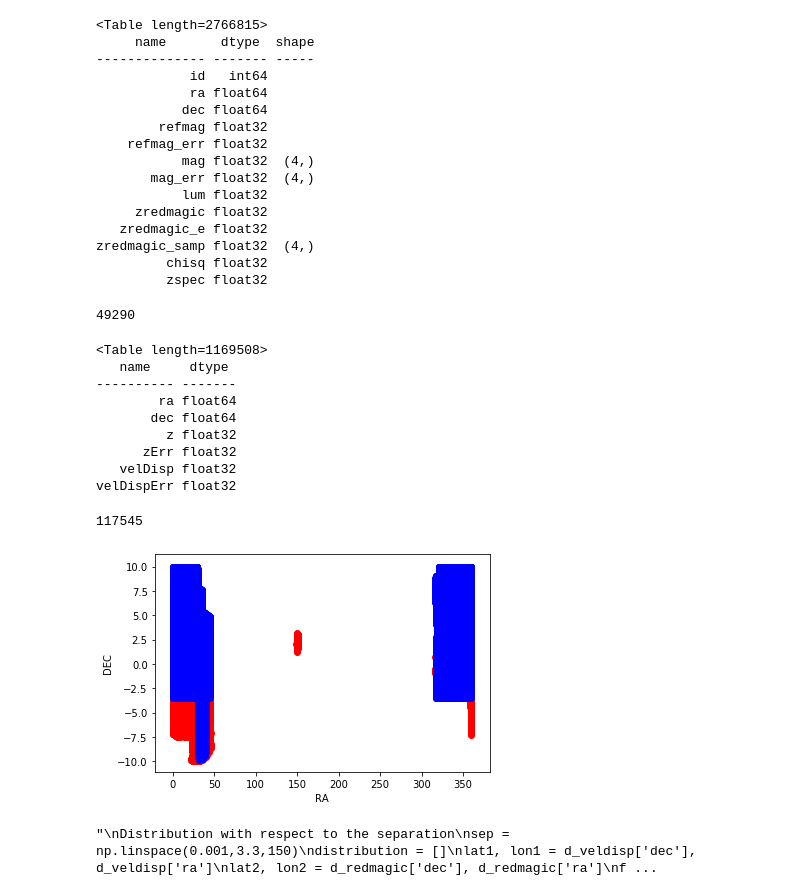
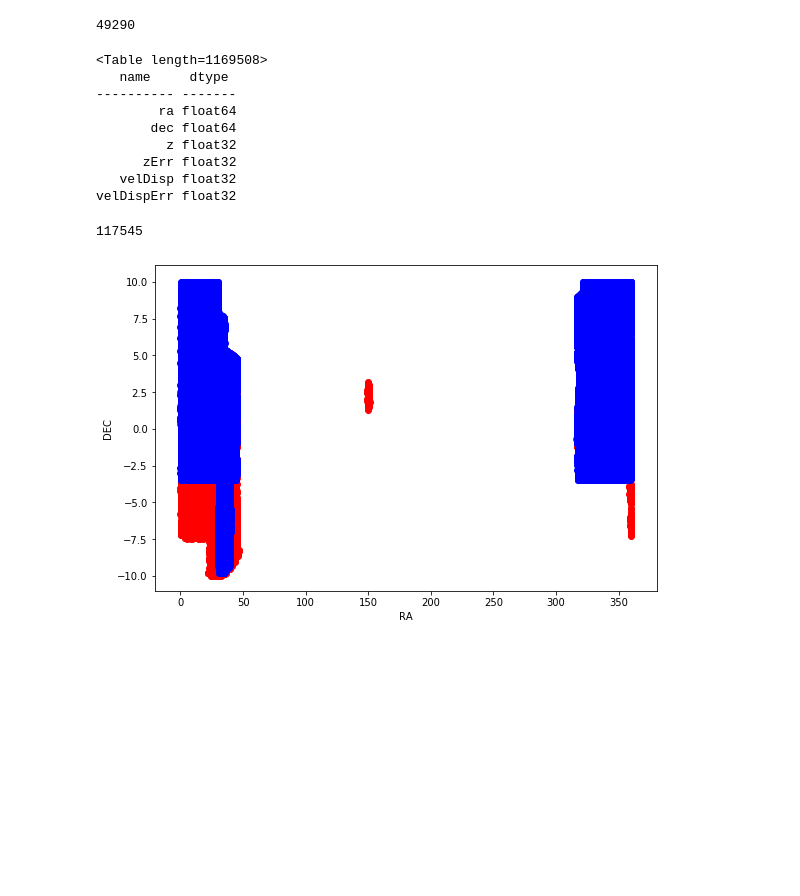
Before and after one commit to JimenaGonzalez/Simulations-Double-Source-Gravitational-Lensing, a Jupyter notebook: Matching RedMagic and SDSS.ipynb, the cells around one changed output. Cells and saved outputs as stored; diff of their text form; code cells hidden in the pictures; blank space fills up the shorter version.

```diff
--- a/Matching RedMagic and SDSS.ipynb
+++ b/Matching RedMagic and SDSS.ipynb
@@ -15,21 +33 @@ d_redmagic = reader_redmagic[1].data
-# %%
-data = Table.read(infile_redmagic, format='fits')
-data.info
-# %% [output]
-<Table length=2766815>
-     name       dtype  shape
--------------- ------- -----
-            id   int64
-            ra float64
-           dec float64
-        refmag float32
-    refmag_err float32
-           mag float32  (4,)
-       mag_err float32  (4,)
-           lum float32
-     zredmagic float32
-   zredmagic_e float32
-zredmagic_samp float32  (4,)
-         chisq float32
-         zspec float32
 # %%
@@ -40,21 +38,19 @@ print(len(d_redmagic))
 49290
 # %%
 reader_boss = pyfits.open('data/sdss_velocity_dispersion.fits')
-#print(reader_boss[1].header)
 d_veldisp = reader_boss[1].data
+data = Table.read('data/sdss_velocity_dispersion.fits', format='fits')
+data.info
+# %% [output]
+<Table length=1169508>
+   name     dtype
+---------- -------
+        ra float64
+       dec float64
+         z float32
+      zErr float32
+   velDisp float32
+velDispErr float32
-# %%
-data = Table.read('data/sdss_velocity_dispersion.fits', format='fits')
-data.info
-# %% [output]
-<Table length=1169508>
-   name     dtype
----------- -------
-        ra float64
-       dec float64
-         z float32
-      zErr float32
-   velDisp float32
-velDispErr float32
 # %%
 d_veldisp = d_veldisp[d_veldisp['dec'] < 10.]
 selection = np.logical_not((d_veldisp['ra'] > 90.) & (d_veldisp['ra'] < 270.))
@@ -64,15 +60,14 @@ print(len(d_veldisp))
 # %% [output]
 117545
 # %%
-pylab.figure()
-#plt.tittle('Both catalogs (Redmagic in red & SDSS in blue)')
+pylab.figure(figsize=(9,6))
 plt.xlabel('RA')
 plt.ylabel('DEC')
 pylab.scatter(d_redmagic['ra'], d_redmagic['dec'], c='red')
 pylab.scatter(d_veldisp['ra'], d_veldisp['dec'], c='blue')
 plt.show()
 # %% [output]
-[figure, old version]
+[figure, new version]
 # %%
 from astropy.coordinates import SkyCoord
 from astropy import units as u
@@ -103,16 +108 @@ def match(lon_1, lat_1, lon_2, lat_2, sep, unique=True):
-# %%
-"""
-Distribution with respect to the separation
-sep = np.linspace(0.001,3.3,150)
-distribution = []
-lat1, lon1 = d_veldisp['dec'], d_veldisp['ra']
-lat2, lon2 = d_redmagic['dec'], d_redmagic['ra']
-for s in sep:
-    idx, ind1, ind2, d2d, c_2, distances = match(lon1, lat1, lon2, lat2, s, True)
-    idx, ind1, ind2, d2d = np.array(idx[:,0]), np.array(ind1[:,0]), np.array(ind2[:,0]), np.array(d2d[:,0])
-    c2_ra, c2_dec = c_2.ra.degree[ind2], c_2.dec.degree[ind2]
-    distribution.append(len(c2_ra))
-"""
-# %% [output]
-"\nDistribution with respect to the separation\nsep = np.linspace(0.001,3.3,150)\ndistribution = []\nlat1, lon1 = d_veldisp['dec'], d_veldisp['ra']\nlat2, lon2 = d_redmagic['dec'], d_redmagic['ra']\nf ...
 # %%
```
Also changed, not shown: parts of 9 cells of this notebook, 1 other file.
